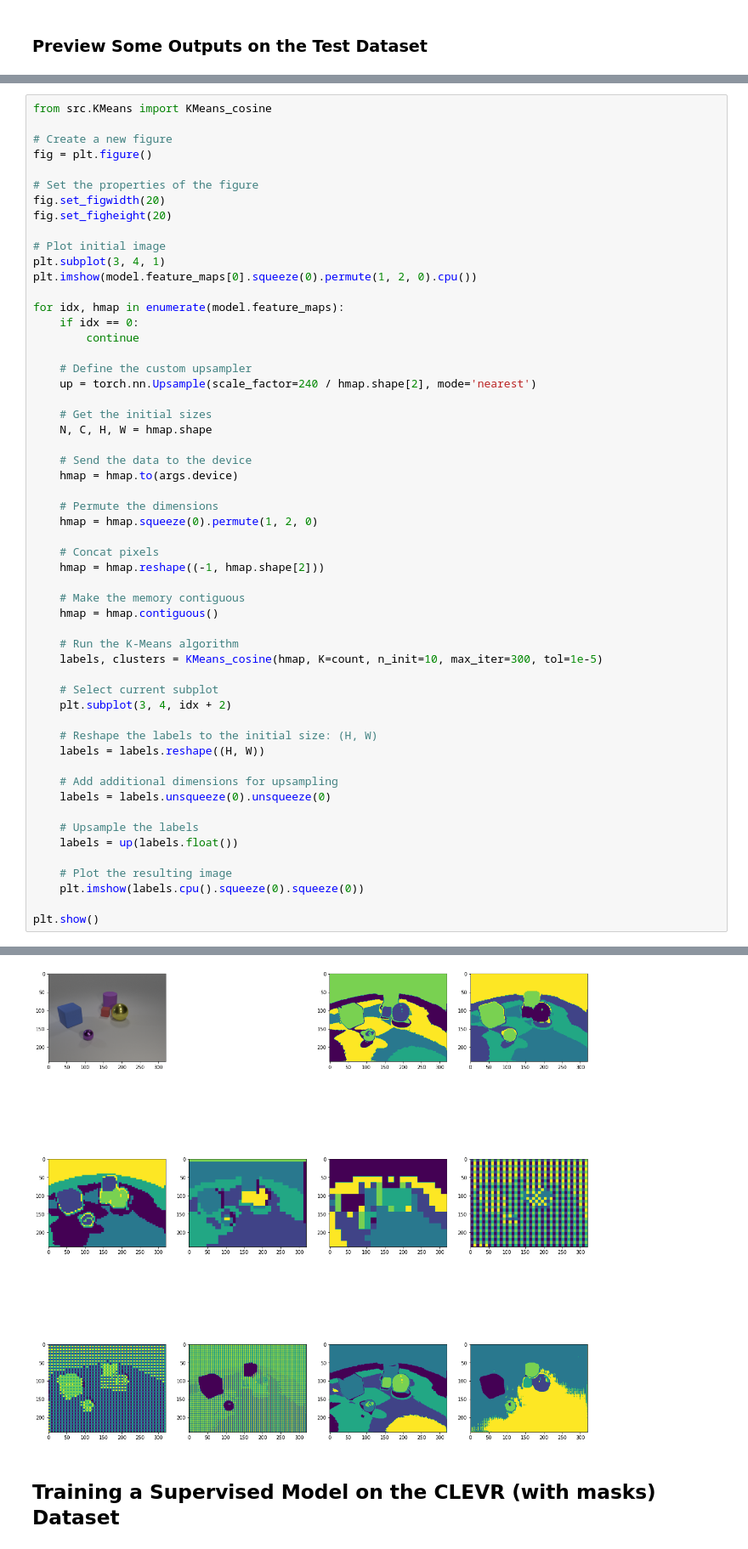
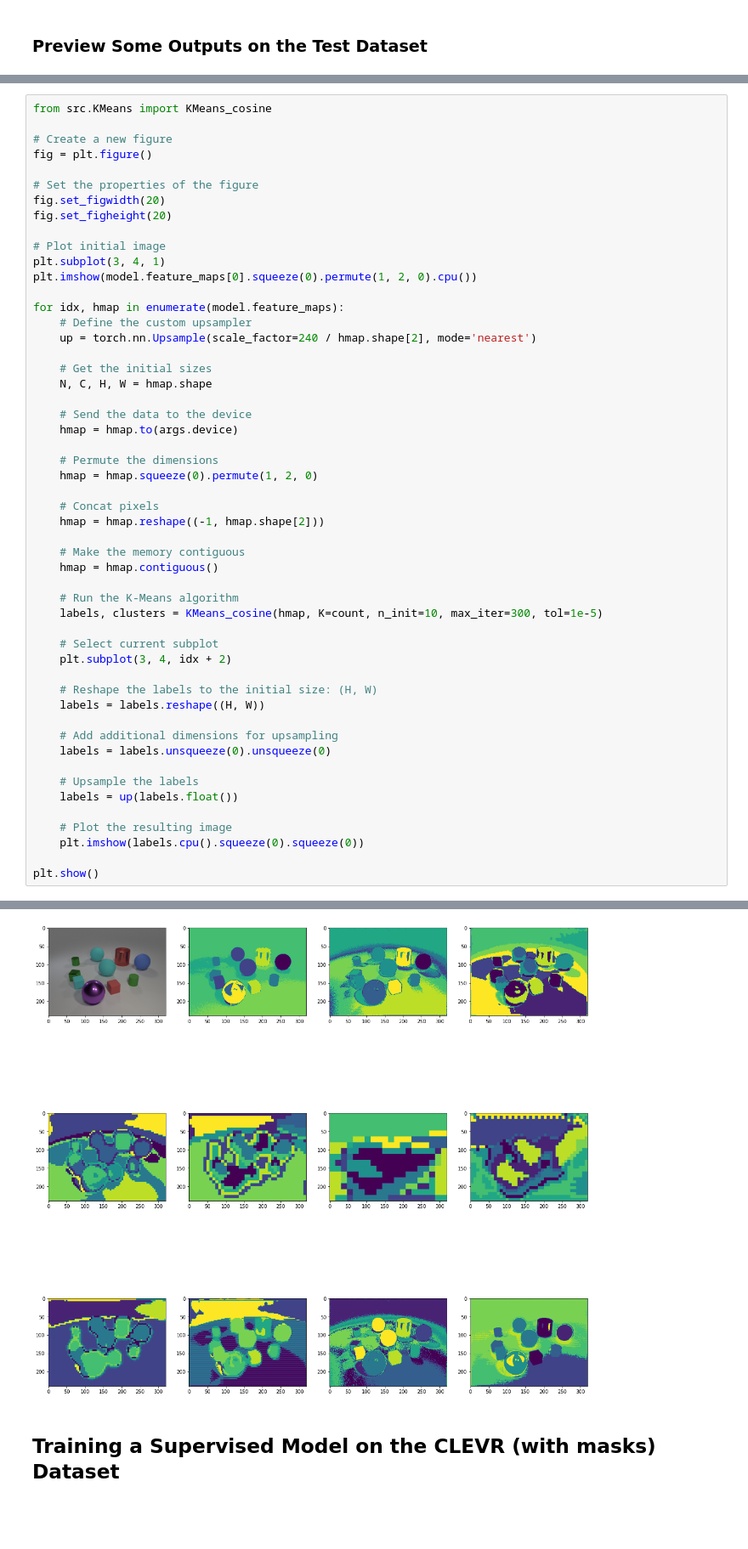
Before and after one commit to fusedbloxxer/segmentation-as-clusterization, a Jupyter notebook: SegmentationAsClusterization.ipynb, the cells around one changed output, grey strips where cells are left out. Shown at 85% size. Cells and saved outputs as stored; diff of their text form; blank space fills up the shorter version.

```diff
--- a/SegmentationAsClusterization.ipynb
+++ b/SegmentationAsClusterization.ipynb
@@ -360,9 +361,6 @@ plt.subplot(3, 4, 1)
 plt.imshow(model.feature_maps[0].squeeze(0).permute(1, 2, 0).cpu())
 
 for idx, hmap in enumerate(model.feature_maps):
-    if idx == 0:
-        continue
-
     # Define the custom upsampler
     up = torch.nn.Upsample(scale_factor=240 / hmap.shape[2], mode='nearest')
 
@@ -414,3 +413,3 @@ K-means for the cosine similarity with 76,800 points in dimension 3, K = 6:
-[figure, old version]
+[figure, new version]
 # %% [markdown]
 ## Training a Supervised Model on the **CLEVR (with masks)** Dataset
```
Also changed, not shown: parts of 7 cells of this notebook.
